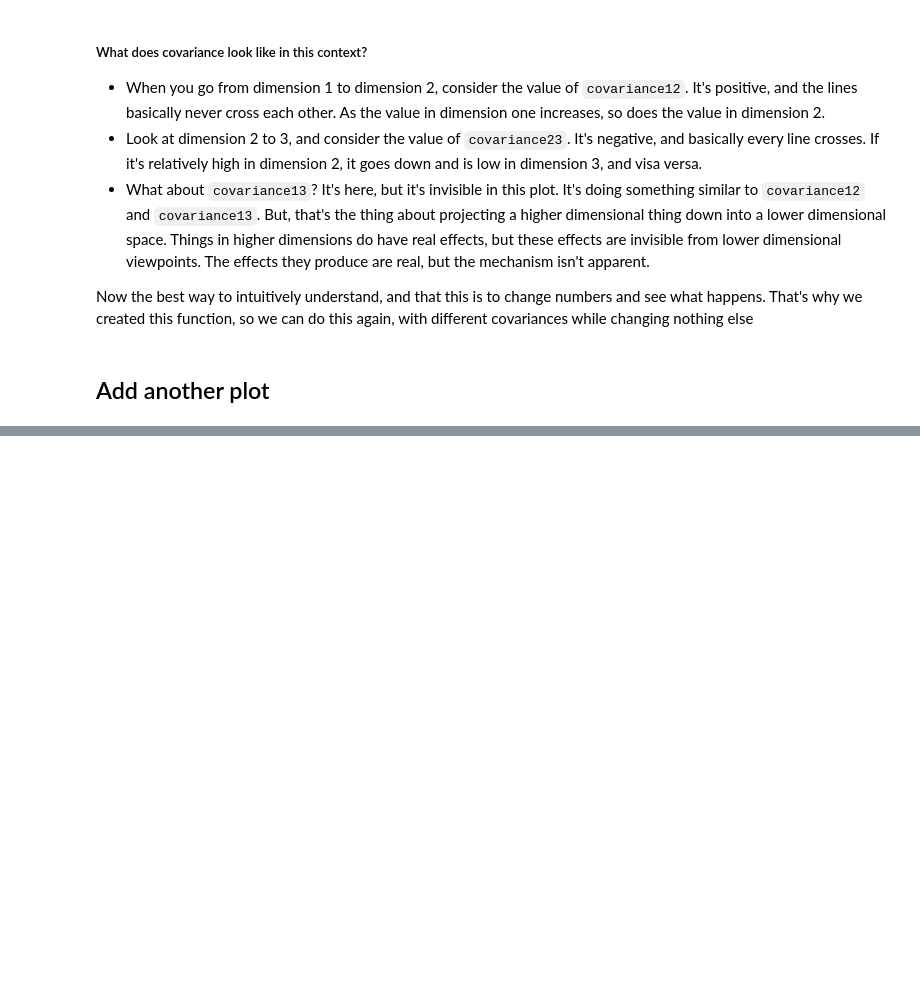
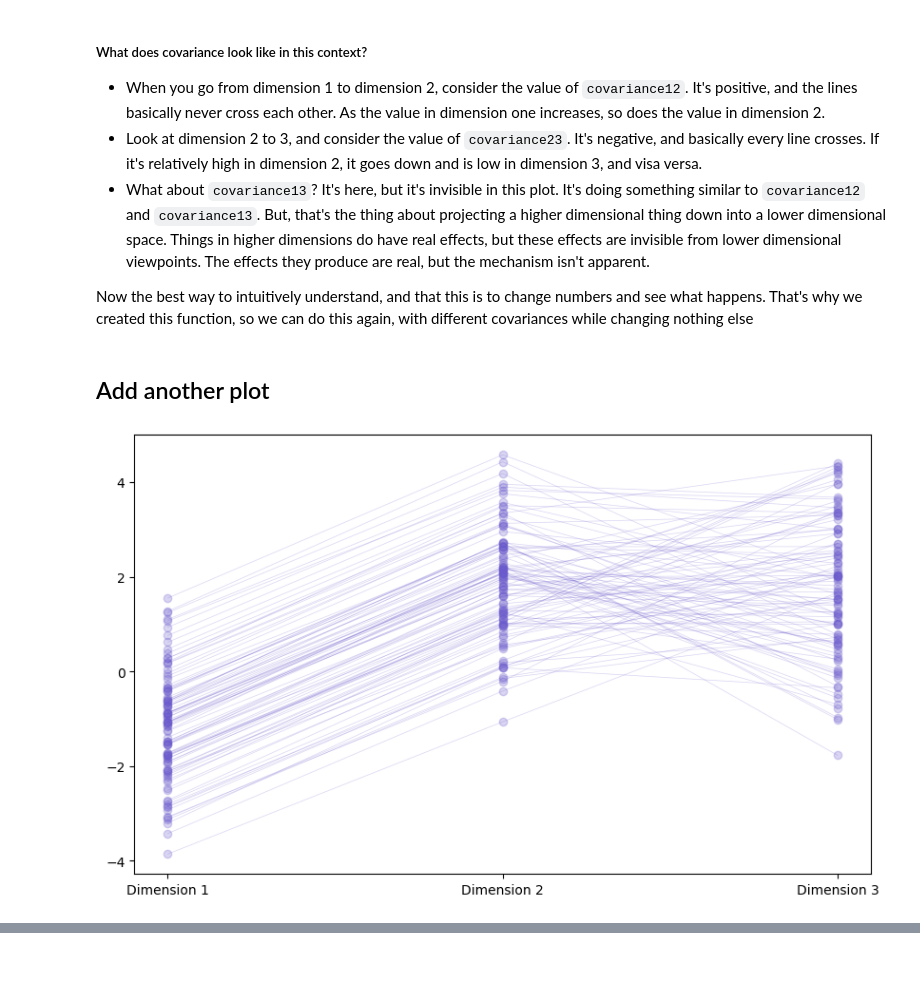
Before and after one commit to bwengals/etc, a Jupyter notebook: Lesson03_MvNormals.ipynb, the cells around one changed output, grey strips where cells are left out. Saved outputs shown, nothing was run; the diff lists cells and outputs as text; code cells hidden in the pictures; blank space fills up the shorter version.

```diff
--- a/Lesson03_MvNormals.ipynb
+++ b/Lesson03_MvNormals.ipynb
@@ -342,4 +461,6 @@ Now the best way to intuitively understand, and that this is to change numbers a
 # %% [markdown]
 ## Add another plot
 # %%
-mvn_unroller(covariance12=-1, covariance13=0, covariance23=-0.1)
+mvn_unroller(covariance12=.99, covariance23=.001, covariance13=.1)
+# %% [output]
+[figure, added]
```
Also changed, not shown: parts of 73 cells of this notebook, 1 other file.
